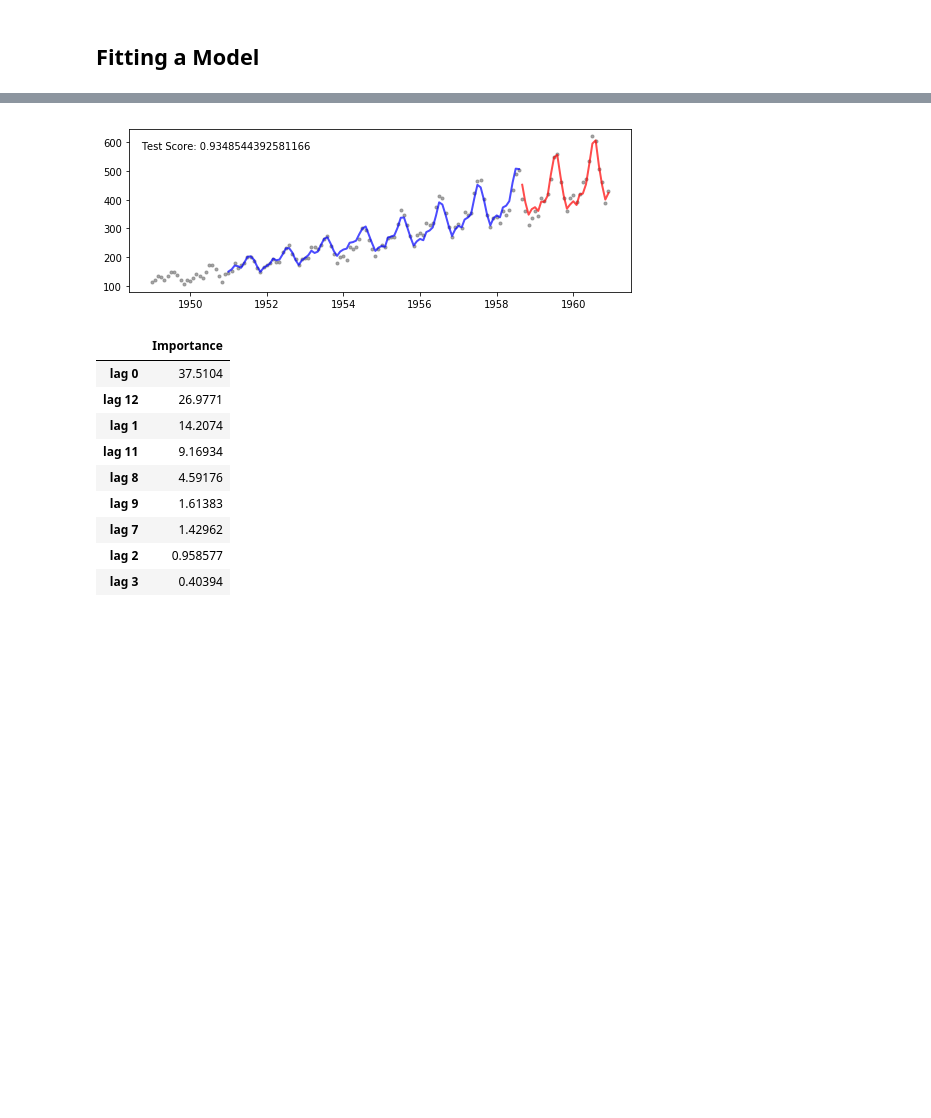
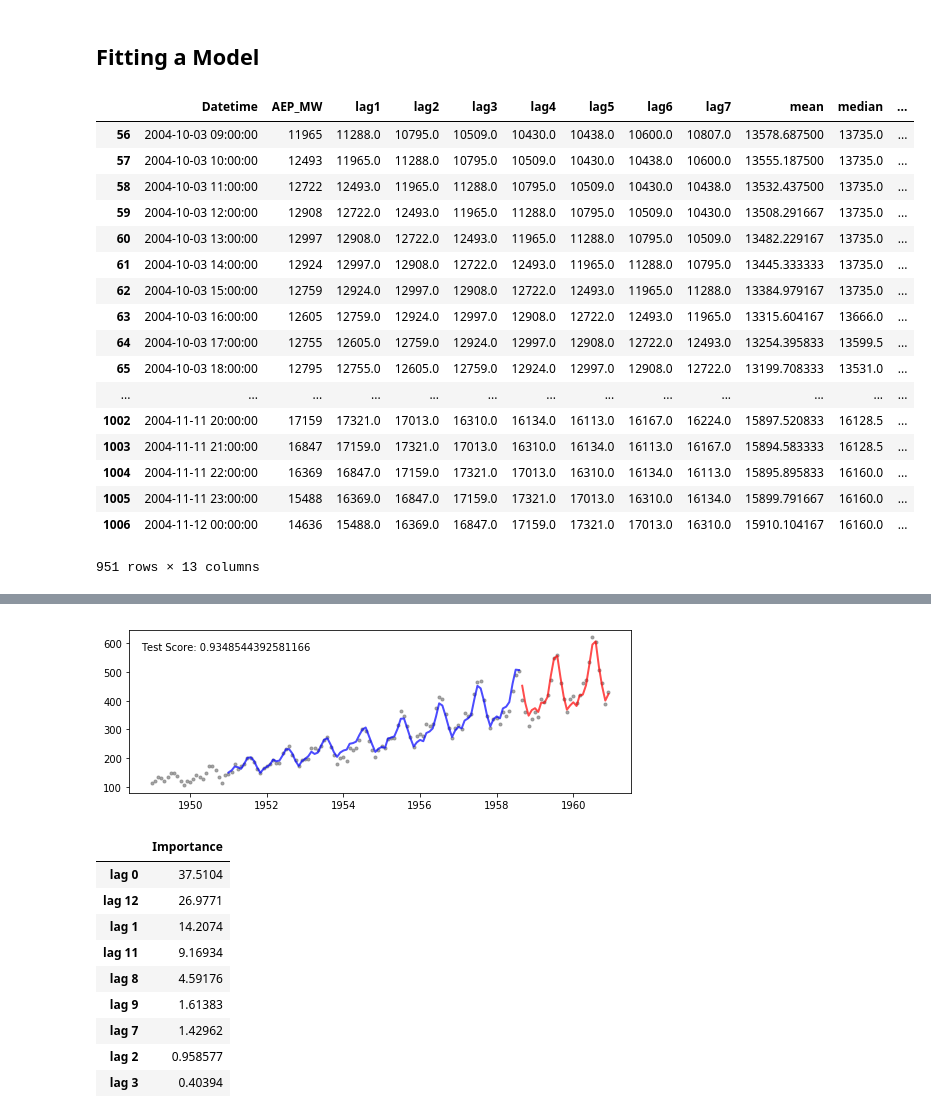
Before and after one commit to Daniel8hen/firefly-tutorials, a Jupyter notebook: meetup_automl_timeseries/Walkthrough.ipynb, the cells around one changed output, grey strips where cells are left out. Drawn from its saved outputs; the diff is of its cells as text; code cells hidden in the pictures; blank space fills up the shorter version.

```diff
--- a/meetup_automl_timeseries/Walkthrough.ipynb
+++ b/meetup_automl_timeseries/Walkthrough.ipynb
@@ -96,3 +116,76 @@ class MultiplicativeEstimator(BaseEstimator, RegressorMixin):
 
     def __getattr__(self, name):
         return getattr(self.estimator, name)
+# %%
+window = 48
+_mean = []
+_median = []
+_variance = []
+_entropy = []
+_peaks = []
+_autocorrelation = []
+dates = []
+values = []
+for i in range(window+1,1000):
+    dates.append(df.Datetime[i])
+    values.append(df.AEP_MW[i])
+    _mean.append(mean(df.AEP_MW[i-window:i]))
+    _median.append(median(df.AEP_MW[i-window:i]))
+    _variance.append(variance(df.AEP_MW[i-window:i]))
+    _peaks.append(number_peaks(df.AEP_MW[i-window:i], 3))
+    _entropy.append(approximate_entropy(df.AEP_MW[i-window:i], 10, 0.7))
+    _autocorrelation.append(autocorrelation(df.AEP_MW[i-window:i], 1))
+
+
+# lags
+lags = {}
+for i in range(1,8):
+    lags[i] = df.AEP_MW.shift(i)
+
+
+df_lags = df.copy()
+
+for i in range(1,8):
+    df_lags['lag' + str(i)] = 0
+
+for i in range(1,8):
+    df_lags['lag' + str(i)] = lags[i]
+
+df_lags = df_lags.dropna()
+
+
+df_features = df_lags.copy()
+
+# additional statistical features
+df_features['mean'] = 0
+df_features['median'] = 0
+df_features['variance'] = 0
+df_features['entropy'] = 0
+
+df_features.AEP_MW = df_features.AEP_MW.astype(int)
+df_features['mean'][window+1:1000] = np.asarray(_mean)
+df_features['median'][window+1:1000] = np.asarray(_median)
+df_features['variance'][window+1:1000] = np.asarray(_variance)
+df_features['entropy'][window+1:1000] = np.asarray(_entropy)
+
+df_train = df_features[window + 1:1000]
+df_train
+# %% [output]
+|  | Datetime | AEP_MW | lag1 | lag2 | lag3 | lag4 | lag5 | lag6 | lag7 | mean | median | ... |
+| 56 | 2004-10-03 09:00:00 | 11965 | 11288.0 | 10795.0 | 10509.0 | 10430.0 | 10438.0 | 10600.0 | 10807.0 | 13578.687500 | 13735.0 | ... |
+| 57 | 2004-10-03 10:00:00 | 12493 | 11965.0 | 11288.0 | 10795.0 | 10509.0 | 10430.0 | 10438.0 | 10600.0 | 13555.187500 | 13735.0 | ... |
+| 58 | 2004-10-03 11:00:00 | 12722 | 12493.0 | 11965.0 | 11288.0 | 10795.0 | 10509.0 | 10430.0 | 10438.0 | 13532.437500 | 13735.0 | ... |
+| 59 | 2004-10-03 12:00:00 | 12908 | 12722.0 | 12493.0 | 11965.0 | 11288.0 | 10795.0 | 10509.0 | 10430.0 | 13508.291667 | 13735.0 | ... |
+| 60 | 2004-10-03 13:00:00 | 12997 | 12908.0 | 12722.0 | 12493.0 | 11965.0 | 11288.0 | 10795.0 | 10509.0 | 13482.229167 | 13735.0 | ... |
+| 61 | 2004-10-03 14:00:00 | 12924 | 12997.0 | 12908.0 | 12722.0 | 12493.0 | 11965.0 | 11288.0 | 10795.0 | 13445.333333 | 13735.0 | ... |
+| 62 | 2004-10-03 15:00:00 | 12759 | 12924.0 | 12997.0 | 12908.0 | 12722.0 | 12493.0 | 11965.0 | 11288.0 | 13384.979167 | 13735.0 | ... |
+| 63 | 2004-10-03 16:00:00 | 12605 | 12759.0 | 12924.0 | 12997.0 | 12908.0 | 12722.0 | 12493.0 | 11965.0 | 13315.604167 | 13666.0 | ... |
+| 64 | 2004-10-03 17:00:00 | 12755 | 12605.0 | 12759.0 | 12924.0 | 12997.0 | 12908.0 | 12722.0 | 12493.0 | 13254.395833 | 13599.5 | ... |
+| 65 | 2004-10-03 18:00:00 | 12795 | 12755.0 | 12605.0 | 12759.0 | 12924.0 | 12997.0 | 12908.0 | 12722.0 | 13199.708333 | 13531.0 | ... |
+| ... | ... | ... | ... | ... | ... | ... | ... | ... | ... | ... | ... | ... |
+| 1002 | 2004-11-11 20:00:00 | 17159 | 17321.0 | 17013.0 | 16310.0 | 16134.0 | 16113.0 | 16167.0 | 16224.0 | 15897.520833 | 16128.5 | ... |
+| 1003 | 2004-11-11 21:00:00 | 16847 | 17159.0 | 17321.0 | 17013.0 | 16310.0 | 16134.0 | 16113.0 | 16167.0 | 15894.583333 | 16128.5 | ... |
+| 1004 | 2004-11-11 22:00:00 | 16369 | 16847.0 | 17159.0 | 17321.0 | 17013.0 | 16310.0 | 16134.0 | 16113.0 | 15895.895833 | 16160.0 | ... |
+| 1005 | 2004-11-11 23:00:00 | 15488 | 16369.0 | 16847.0 | 17159.0 | 17321.0 | 17013.0 | 16310.0 | 16134.0 | 15899.791667 | 16160.0 | ... |
+| 1006 | 2004-11-12 00:00:00 | 14636 | 15488.0 | 16369.0 | 16847.0 | 17159.0 | 17321.0 | 17013.0 | 16310.0 | 15910.104167 | 16160.0 | ... |
+951 rows × 13 columns
```
Also changed, not shown: parts of 4 cells of this notebook, 1 other file.
